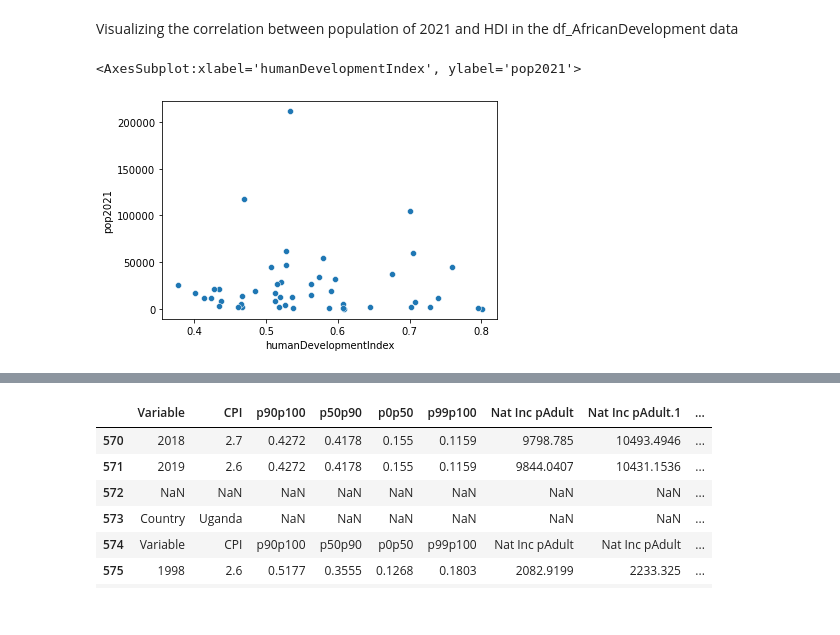
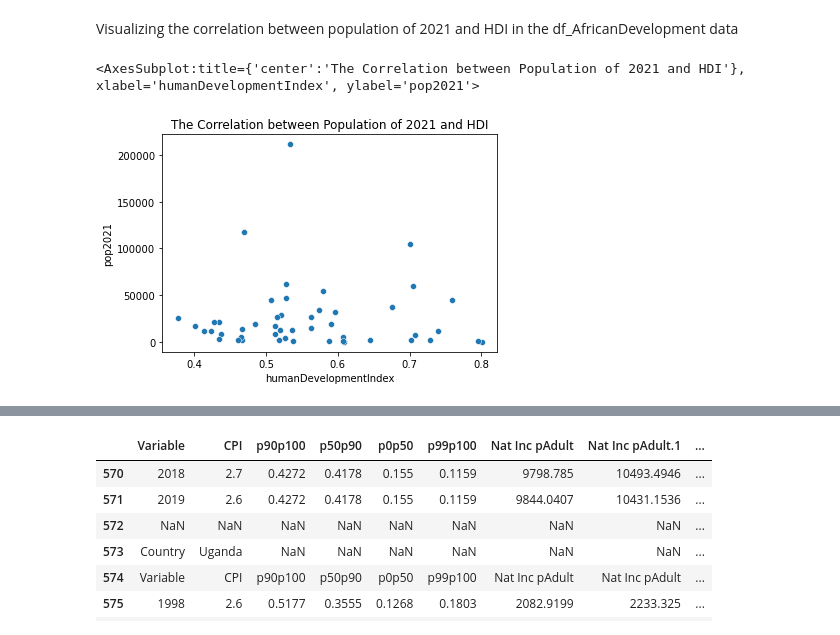
Before and after one commit to data301-2021-winter1/solo-sei-wiese, a Jupyter notebook: notebooks/analysis1.ipynb, the cells around one changed output, grey strips where cells are left out. Drawn from its saved outputs; the diff is of its cells as text; code cells hidden in the pictures.

```diff
--- a/notebooks/analysis1.ipynb
+++ b/notebooks/analysis1.ipynb
@@ -179,7 +141,9 @@ dtype: int64
 # %% [markdown]
 Visualizing the correlation between population of 2021 and HDI in the df_AfricanDevelopment data
 # %%
-sns.scatterplot(x='humanDevelopmentIndex', y='pop2021', data=df_AfricanDevelopment)
+pop_and_hdi = sns.scatterplot(x='humanDevelopmentIndex', y='pop2021', data=df_AfricanDevelopment)
+pop_and_hdi.set(title = "The Correlation between Population of 2021 and HDI")
+pop_and_hdi
 # %% [output]
-<AxesSubplot:xlabel='humanDevelopmentIndex', ylabel='pop2021'>
+<AxesSubplot:title={'center':'The Correlation between Population of 2021 and HDI'}, xlabel='humanDevelopmentIndex', ylabel='pop2021'>
-[figure, old version]
+[figure, new version]
```
Also changed, not shown: parts of 37 cells of this notebook, 12 other files.
